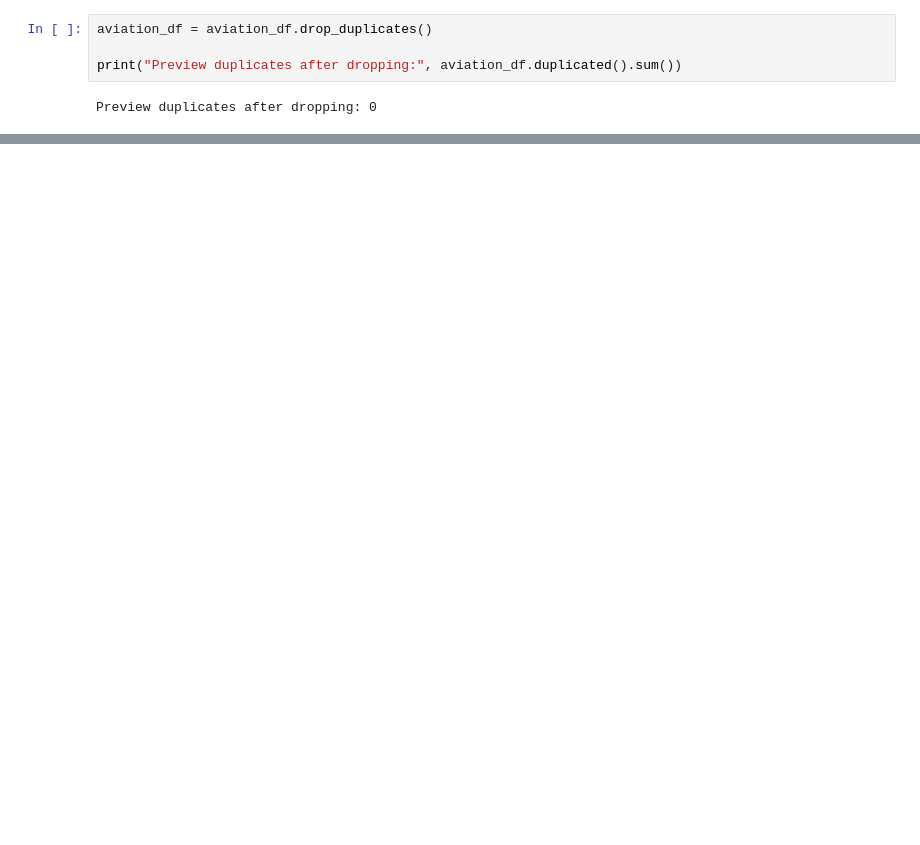
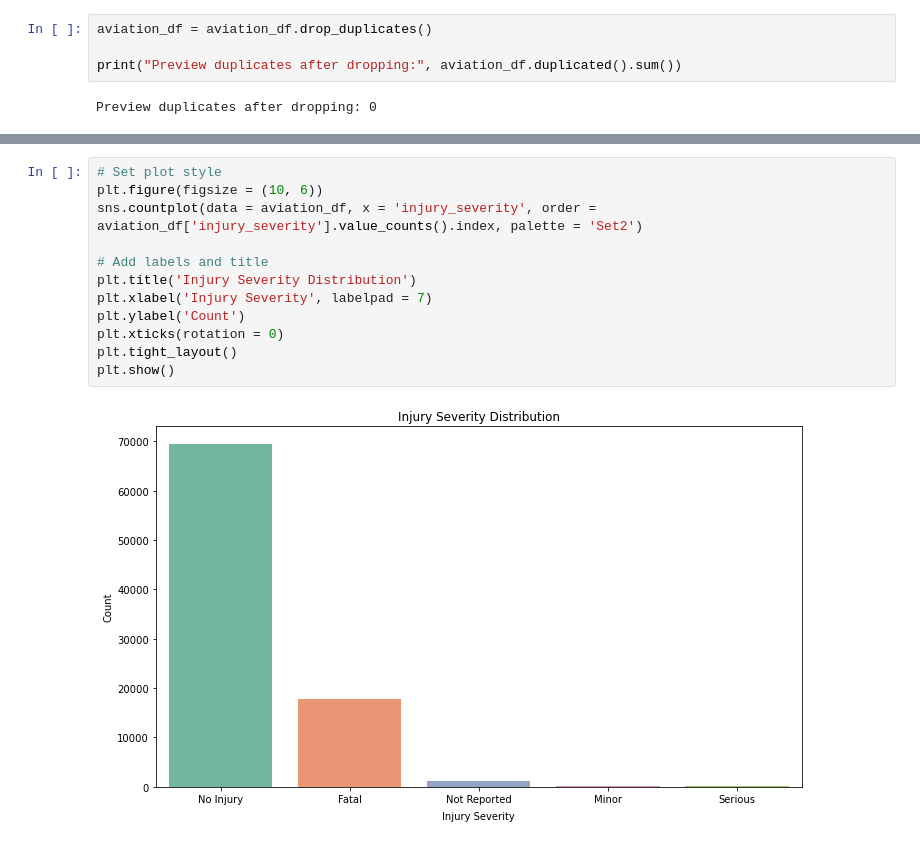
Before and after one commit to Vain-Guy/Capstone-Project-Moringa, a Jupyter notebook: notebook.ipynb, the cells around one changed output, grey strips where cells are left out. Drawn from its saved outputs; the diff is of its cells as text; blank space fills up the shorter version.

```diff
--- a/notebook.ipynb
+++ b/notebook.ipynb
@@ -1150,0 +1197,14 @@ Preview duplicates after dropping: 0
+# %%
+# Set plot style
+plt.figure(figsize = (10, 6))
+sns.countplot(data = aviation_df, x = 'injury_severity', order = aviation_df['injury_severity'].value_counts().index, palette = 'Set2')
+
+# Add labels and title
+plt.title('Injury Severity Distribution')
+plt.xlabel('Injury Severity', labelpad = 7)
+plt.ylabel('Count')
+plt.xticks(rotation = 0)
+plt.tight_layout()
+plt.show()
+# %% [output]
+[figure, added]
```
Also changed, not shown: parts of 37 cells of this notebook, 2 other files.
